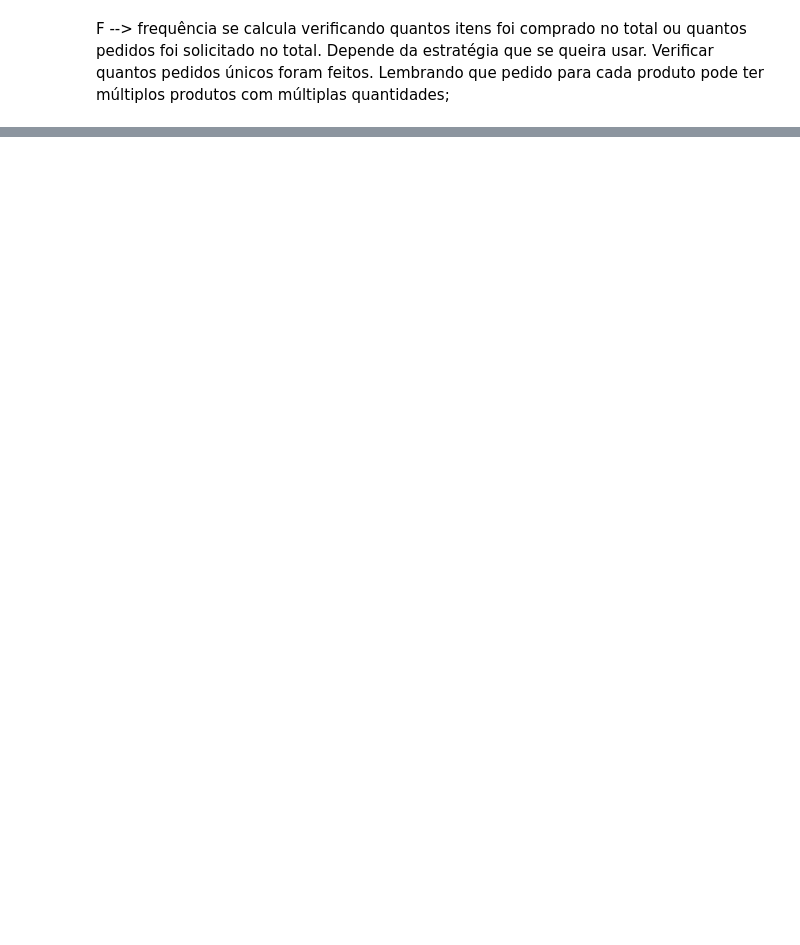
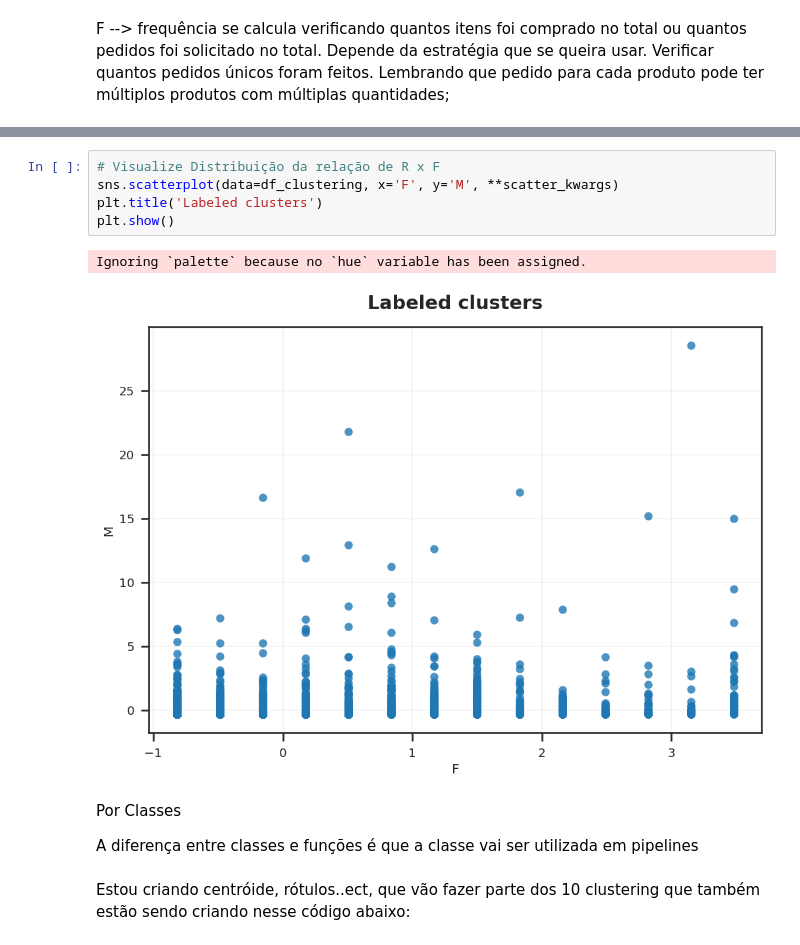
Before and after one commit to Epilef86/Clusterizacao_Pratica, a Jupyter notebook: Lojista.ipynb, the cells around one changed output, grey strips where cells are left out. Cells and saved outputs as stored; diff of their text form; blank space fills up the shorter version.

```diff
--- a/Lojista.ipynb
+++ b/Lojista.ipynb
@@ -581,0 +823,14 @@ df_rfm = df_rfm.drop(23174)
+# %%
+# Visualize Distribuição da relação de R x F
+sns.scatterplot(data=df_clustering, x='F', y='M', **scatter_kwargs)
+plt.title('Labeled clusters')
+plt.show()
+# %% [output]
+Ignoring `palette` because no `hue` variable has been assigned.
+[figure, added]
+# %% [markdown]
+Por Classes
+
+A diferença entre classes e funções é que a classe vai ser utilizada em pipelines
+# %% [markdown]
+Estou criando centróide, rótulos..ect, que vão fazer parte dos 10 clustering que também estão sendo criando nesse código abaixo:
```
Also changed, not shown: parts of 100 cells of this notebook.
